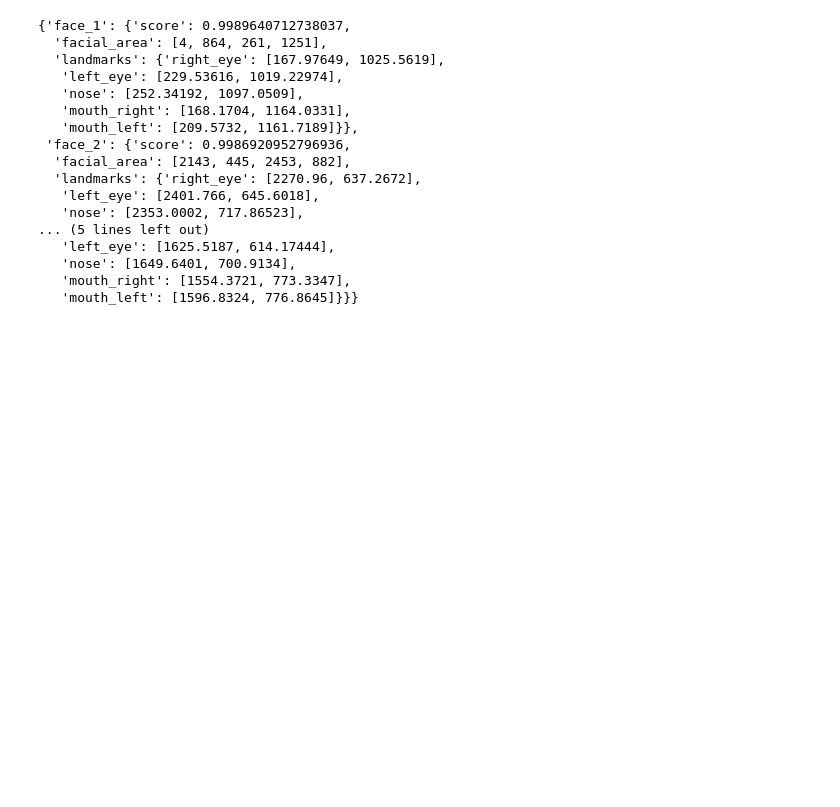
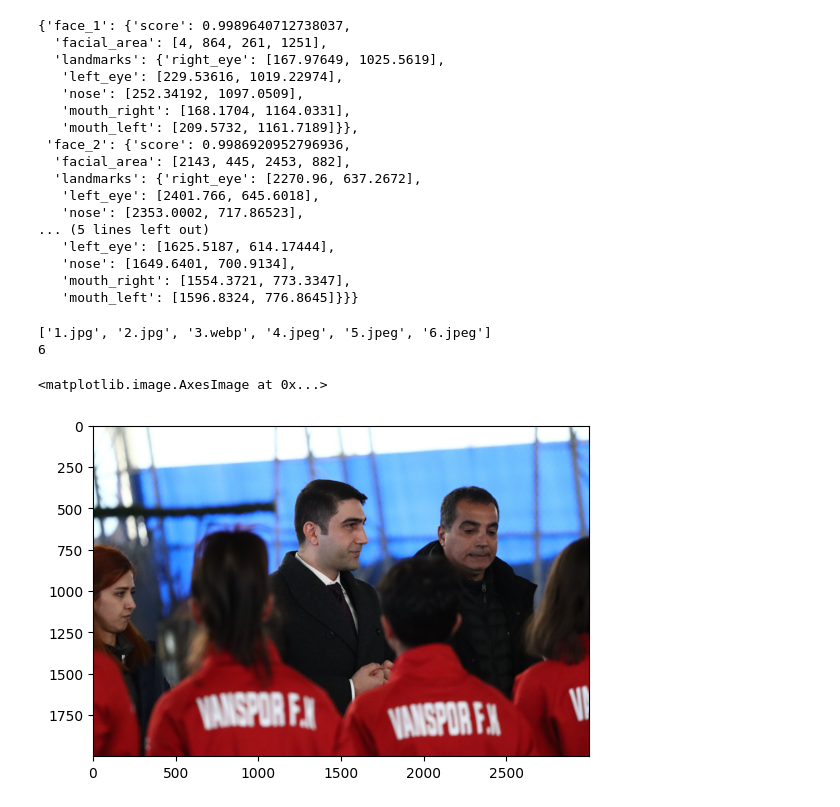
Before and after one commit to bhr-kh/Image-Processing, a Jupyter notebook: Untitled-1.ipynb, the cells around one changed output. Cells and saved outputs as stored; diff of their text form; code cells hidden in the pictures; blank space fills up the shorter version.

Commit message:
load faces folder

```diff
--- a/Untitled-1.ipynb
+++ b/Untitled-1.ipynb
@@ -83,3 +83,20 @@ resp
    'nose': [1649.6401, 700.9134],
    'mouth_right': [1554.3721, 773.3347],
    'mouth_left': [1596.8324, 776.8645]}}}
+# %%
+pth = "D:/Project/Python/trains/git image/faces/"
+all_img = os.listdir(pth)
+print(all_img)
+print(len(all_img))
+# %% [output]
+['1.jpg', '2.jpg', '3.webp', '4.jpeg', '5.jpeg', '6.jpeg']
+6
+# %%
+index = np.random.randint(0 , len(all_img))
+img = cv2.imread(f'{pth}{all_img[index]}')
+img = cv2.cvtColor(img , cv2.COLOR_BGR2RGB)
+
+plt.imshow(img)
+# %% [output]
+<matplotlib.image.AxesImage at 0x...>
+[figure, added]
```
